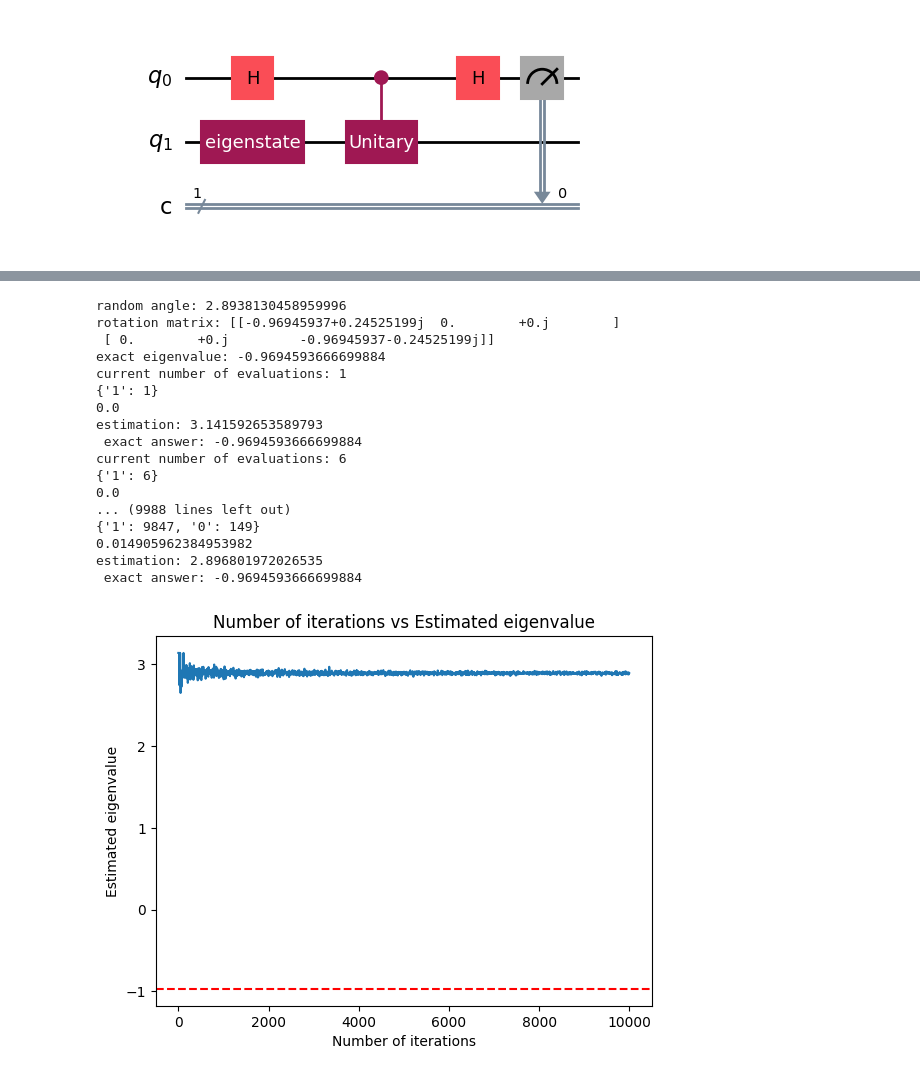
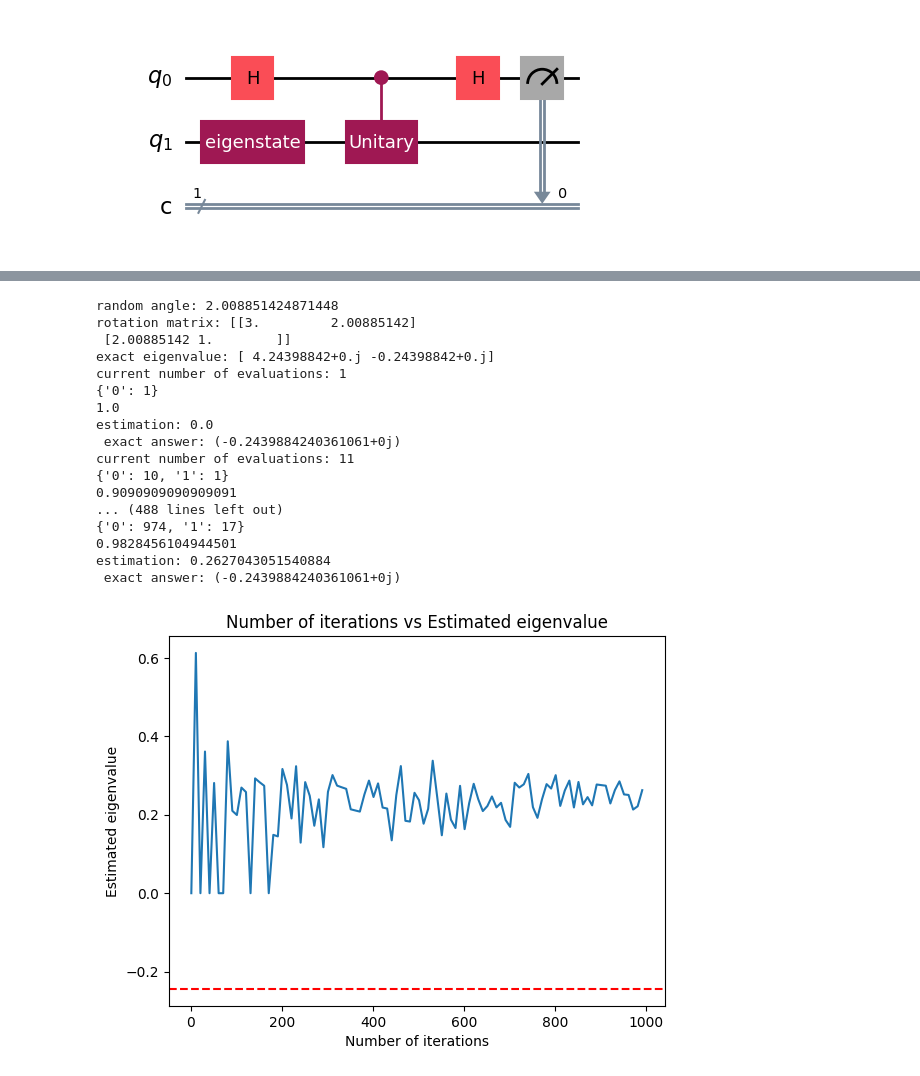
Before and after one commit to Rick0317/qDriftExtraPolation, a Jupyter notebook: jupyter/iterative_phase_estimation.ipynb, the cells around one changed output, grey strips where cells are left out. Saved outputs shown, nothing was run; the diff lists cells and outputs as text; code cells hidden in the pictures.

Commit message:
iterative_phase_estimation_v2 put in its place

```diff
--- a/jupyter/iterative_phase_estimation.ipynb
+++ b/jupyter/iterative_phase_estimation.ipynb
@@ -14,10 +14,10 @@ import numpy as np
 from qiskit_aer import Aer
 
 # rand_angle = random.randint(0, 100) % np.pi
-z_rotation = np.array([[1, 0], [0, np.exp(1j*np.pi/4)]])
-z_rotation = UnitaryGate(z_rotation)
+test_hamiltonian = np.array([[1, 0], [0, np.exp(1j*np.pi/4)]])
+test_hamiltonian = UnitaryGate(test_hamiltonian)
 exact_eigensolver = NumPyEigensolver()
-exact_eigenvalue = exact_eigensolver.compute_eigenvalues(z_rotation)
+exact_eigenvalue = exact_eigensolver.compute_eigenvalues(test_hamiltonian)
 selected_backend = Aer.get_backend('qasm_simulator')
 
 eigenstate = np.array([0, 1]) # initial state
@@ -27,7 +27,7 @@ estimations = []
 for i in range(1, 100, 5):
     num_evals = i
     print(f'current number of evaluations: {num_evals}')
-    p_0, qc = iterative_phase_estimation(z_rotation, num_evals, eigenstate, selected_backend, num_qubits=1)
+    p_0, qc = iterative_phase_estimation(test_hamiltonian, num_evals, eigenstate, selected_backend, num_qubits=1)
     print(p_0)
     estimated_eigenvalue = 2 * np.arccos(np.sqrt(p_0))
     iterations.append(i)
@@ -124,55 +125,60 @@ def iterative_phase_estimation_v2(U: Union[UnitaryGate, np.array],
     tot = sum(counts.values())
     return num_zeros / tot, qc
 # %%
+# TESTNG V2
+import scipy
+import scipy.linalg
 rand_angle = random.randint(0, 100) % np.pi
 print(f"random angle: {rand_angle}")
-z_rotation = np.array([[np.exp(1j*rand_angle), 0], [0, np.exp(-1j*rand_angle)]])
-z_rotation = UnitaryGate(z_rotation)
+test_hamiltonian = np.array([[3, rand_angle], [rand_angle, 1]])
+U = scipy.linalg.expm(1j * test_hamiltonian)
+
 exact_eigensolver = NumPyEigensolver()
-exact_eigenvalue = exact_eigensolver.compute_eigenvalues(z_rotation)
-print(f"rotation matrix: {z_rotation.to_matrix()}")
-print(f"exact eigenvalue: {exact_eigenvalue.eigenvalues[0]}")
+exact_eigenvalue, eigenvectors= scipy.linalg.eig(test_hamiltonian)
+print(f"rotation matrix: {test_hamiltonian}")
+print(f"exact eigenvalue: {exact_eigenvalue}")
 
-eigenstate = np.array([1, 0])
+# pick eigenstate that corresponds to smallest eigenvalue
+eigenstate = eigenvectors[:, np.argmin(exact_eigenvalue)]
 iterations = []
 estimations = []
 
-for i in range(1, 10000, 10):
+for i in range(1, 1000, 10):
     num_evals = i
     print(f'current number of evaluations: {num_evals}')
-    p_0, qc = iterative_phase_estimation_v2(z_rotation, num_evals, eigenstate, selected_backend, num_qubits=1)
+    p_0, qc = iterative_phase_estimation_v2(U, num_evals, eigenstate, selected_backend, num_qubits=1)
     print(p_0)
     estimated_eigenvalue = 2 * np.arccos(np.sqrt(p_0))
     iterations.append(i)
     estimations.append(estimated_eigenvalue)
-    print(f"estimation: {estimated_eigenvalue} \n exact answer: {exact_eigenvalue.eigenvalues[0]}")
+    print(f"estimation: {estimated_eigenvalue} \n exact answer: {min(exact_eigenvalue)}")
 # %% [output]
-random angle: 2.8938130458959996
-rotation matrix: [[-0.96945937+0.24525199j  0.        +0.j        ]
- [ 0.        +0.j         -0.96945937-0.24525199j]]
-exact eigenvalue: -0.9694593666699884
+random angle: 2.008851424871448
+rotation matrix: [[3.         2.00885142]
+ [2.00885142 1.        ]]
+exact eigenvalue: [ 4.24398842+0.j -0.24398842+0.j]
 current number of evaluations: 1
-{'1': 1}
-0.0
-estimation: 3.141592653589793
- exact answer: -0.9694593666699884
-current number of evaluations: 6
-{'1': 6}
-0.0
-... (9988 lines left out)
-{'1': 9847, '0': 149}
-0.014905962384953982
-estimation: 2.896801972026535
- exact answer: -0.9694593666699884
+{'0': 1}
+1.0
+estimation: 0.0
+ exact answer: (-0.2439884240361061+0j)
+current number of evaluations: 11
+{'0': 10, '1': 1}
+0.9090909090909091
+... (488 lines left out)
+{'0': 974, '1': 17}
+0.9828456104944501
+estimation: 0.2627043051540884
+ exact answer: (-0.2439884240361061+0j)
 # %%
 # plot # iterations vs estimation
 plt.plot(iterations, estimations)
 plt.xlabel('Number of iterations')
 plt.ylabel('Estimated eigenvalue')
 plt.title('Number of iterations vs Estimated eigenvalue')
 # add verical line at exact eigenvalue
-exact_result = exact_eigenvalue.eigenvalues[0]
+exact_result = exact_eigenvalue[1]
 plt.axhline(exact_result, color='r', linestyle='--')
 plt.show()
 # %% [output]
-[figure, old version]
+[figure, new version]
```
Also changed, not shown: parts of 2 cells of this notebook, 1 other file.
